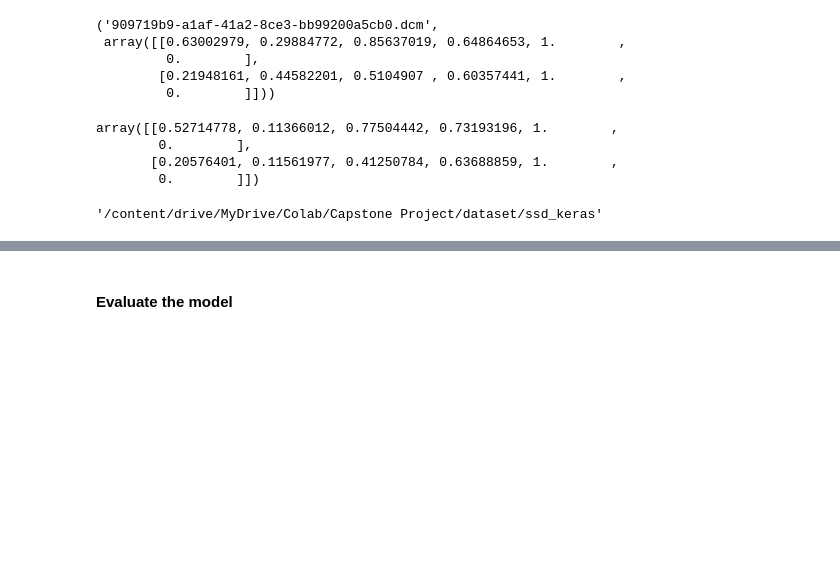
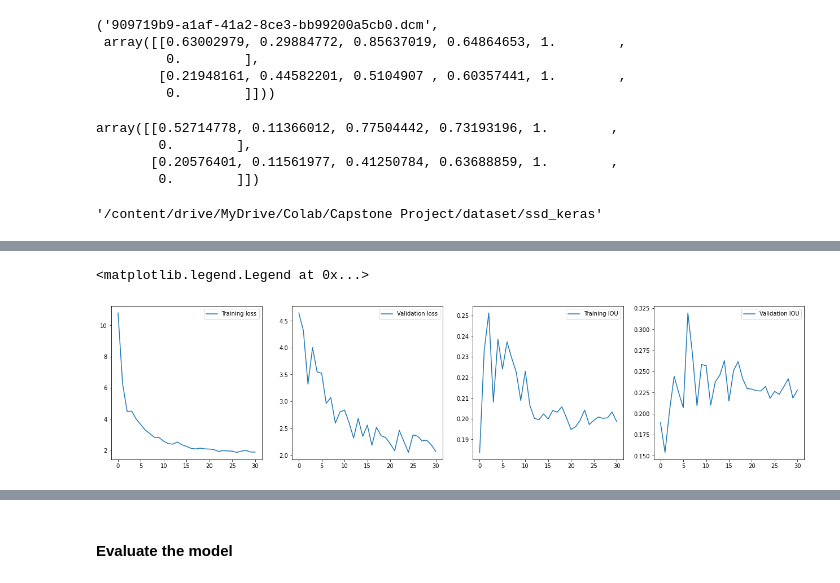
Before and after one commit to amenaria/Capstone-Project-aiml, a Jupyter notebook: Arpit's 4th Copy of Capstone Project - Computer Vision - Pneumonia Detection Challenge - using SSD.ipynb, the cells around one changed output, grey strips where cells are left out. Cells and saved outputs as stored; diff of their text form; code cells hidden in the pictures; blank space fills up the shorter version.

```diff
--- a/Arpit's 4th Copy of Capstone Project - Computer Vision - Pneumonia Detection Challenge - using SSD.ipynb
+++ b/Arpit's 4th Copy of Capstone Project - Computer Vision - Pneumonia Detection Challenge - using SSD.ipynb
@@ -1422,21 +1422,21 @@ os.getcwd()
 # %%
 nb_epoch = 100
 
+with tf.device('/device:GPU:0'):
+    history = model.fit_generator(gen.generate(True), 1600,
+                              nb_epoch, verbose=1,
+                              callbacks=callbacks,
+                              validation_data=gen.generate(False),
+                              nb_val_samples=400,
+                              nb_worker=1 )
+
 # with tf.device('/device:GPU:0'):
-#     history = model.fit_generator(gen.generate(True), 3200,
+#   history = model.fit_generator(gen.generate(True),  gen.train_batches,
 #                               nb_epoch, verbose=1,
 #                               callbacks=callbacks,
 #                               validation_data=gen.generate(False),
-#                               nb_val_samples=800,
+#                               nb_val_samples=gen.val_batches,
 #                               nb_worker=1 )
-
-with tf.device('/device:GPU:0'):
-  history = model.fit_generator(gen.generate(True),  gen.train_batches,
-                              nb_epoch, verbose=1,
-                              callbacks=callbacks,
-                              validation_data=gen.generate(False),
-                              nb_val_samples=gen.val_batches,
-                              nb_worker=1 )
 
 
 # history = model.fit(X_mini, y_mini,
@@ -1452,17 +1479,20 @@ history.params
 # %%
 plt.figure(figsize=(22,5))
 plt.subplot(141)
-plt.plot(history.epoch, history.history.get('loss'), label="Train loss")
+plt.plot(history.epoch, history.history.get('loss'), label="Training loss")
 plt.legend()
 plt.subplot(142)
 plt.plot(history.epoch, history.history.get('val_loss'), label="Validation loss")
 plt.legend()
 plt.subplot(143)
-plt.plot(history.epoch, history.history.get('iou_coef'), label="Train IOU")
+plt.plot(history.epoch, history.history.get('iou_coef'), label="Training IOU")
 plt.legend()
 plt.subplot(144)
 plt.plot(history.epoch, history.history.get('val_iou_coef'), label="Validation IOU")
 plt.legend()
+# %% [output]
+<matplotlib.legend.Legend at 0x...>
+[figure, added]
 # %%
 plt.figure(figsize=(22,5))
 plt.subplot(121)
```
Also changed, not shown: parts of 12 cells of this notebook, 1 other file.
